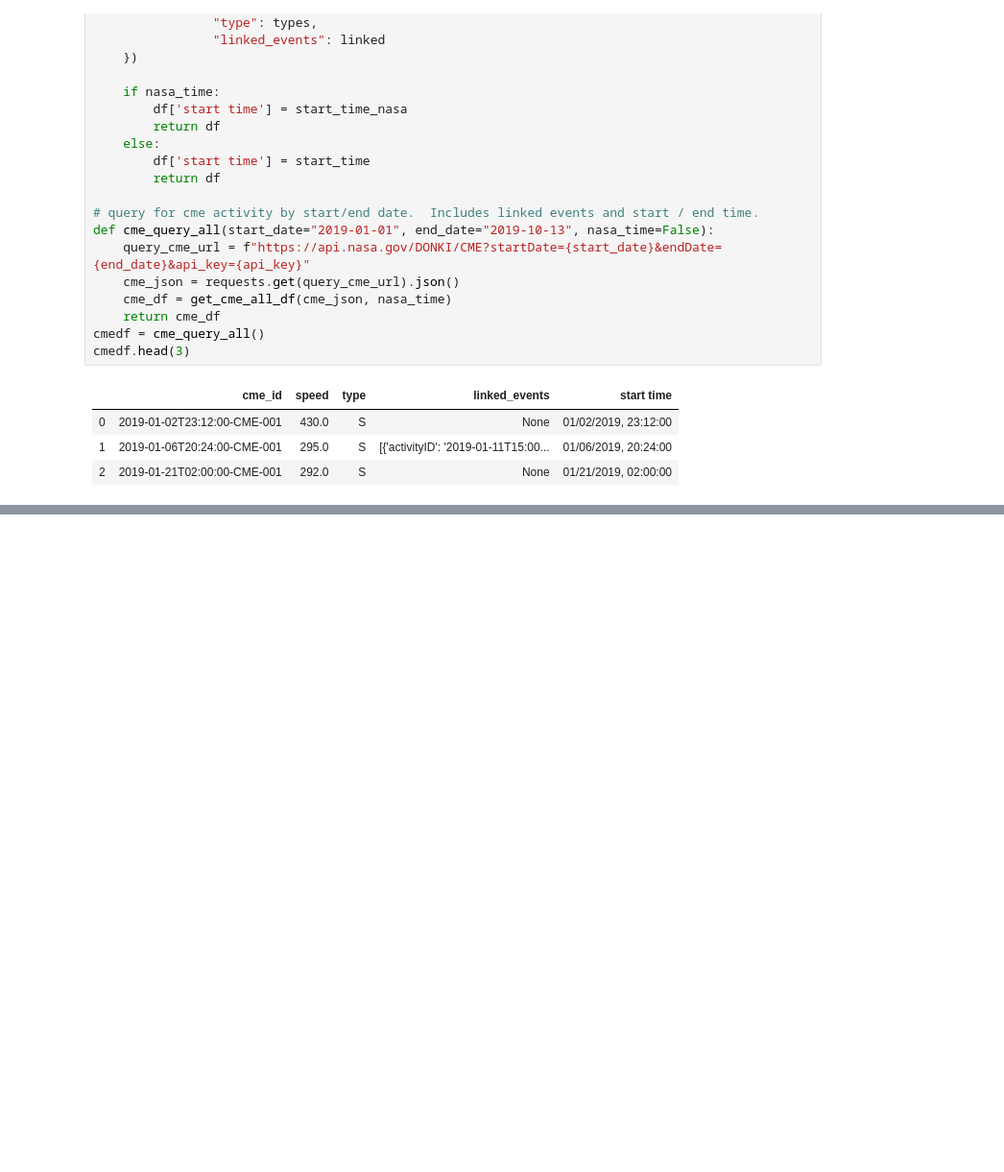
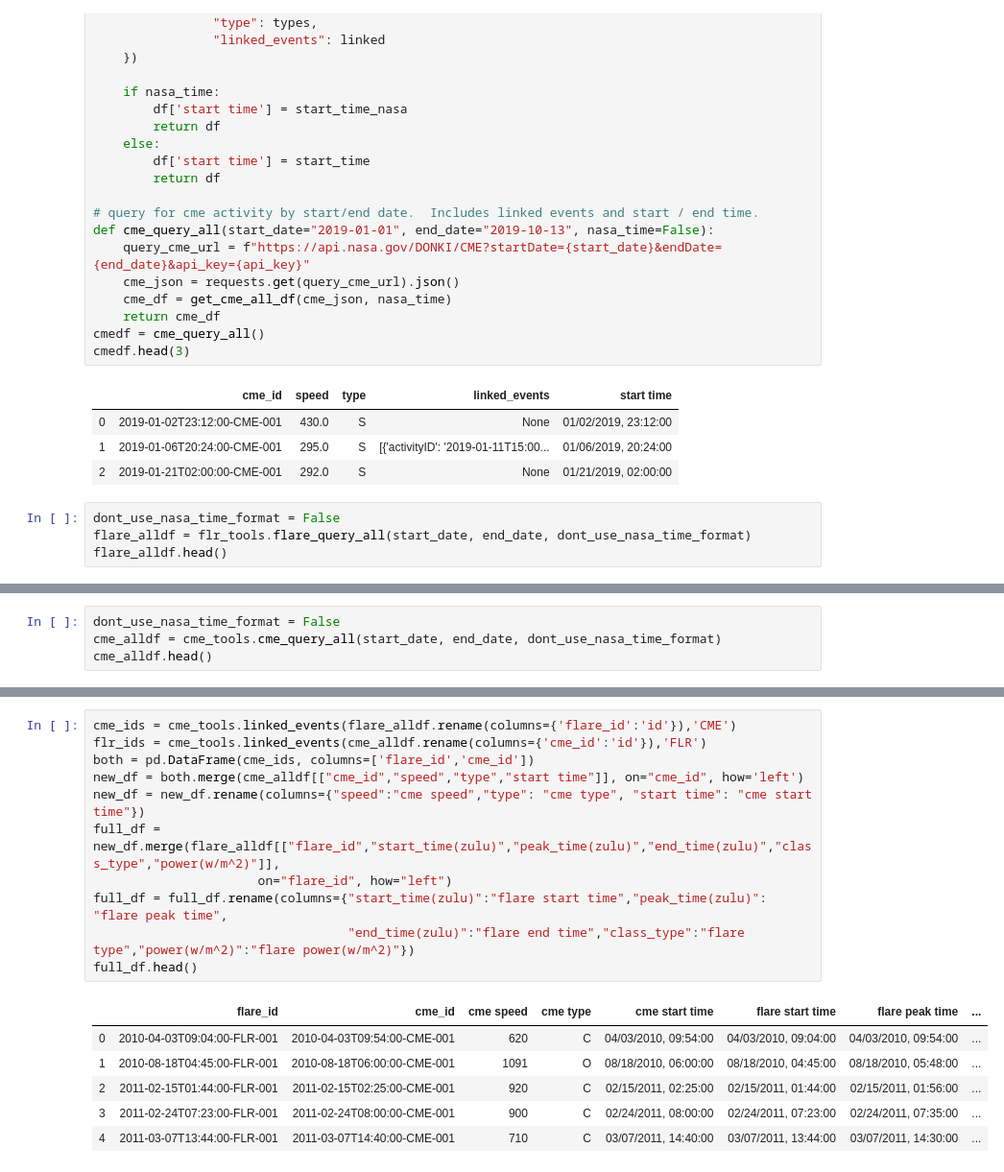
Before and after one commit to rockhound03/Project1, a Jupyter notebook: modules/Data_Exploration.ipynb, the cells around one changed output, grey strips where cells are left out. Shown at 96% size. Saved outputs shown, nothing was run; the diff lists cells and outputs as text; blank space fills up the shorter version.

Commit message:
add table merge.

```diff
--- a/modules/Data_Exploration.ipynb
+++ b/modules/Data_Exploration.ipynb
@@ -347,3 +355,7 @@ cmedf.head(3)
 | 0 | 2019-01-02T23:12:00-CME-001 | 430.0 | S | None | 01/02/2019, 23:12:00 |
 | 1 | 2019-01-06T20:24:00-CME-001 | 295.0 | S | [{'activityID': '2019-01-11T15:00... | 01/06/2019, 20:24:00 |
 | 2 | 2019-01-21T02:00:00-CME-001 | 292.0 | S | None | 01/21/2019, 02:00:00 |
+# %%
+dont_use_nasa_time_format = False
+flare_alldf = flr_tools.flare_query_all(start_date, end_date, dont_use_nasa_time_format)
+flare_alldf.head()
@@ -349,0 +369,4 @@ cmedf.head(3)
+# %%
+dont_use_nasa_time_format = False
+cme_alldf = cme_tools.cme_query_all(start_date, end_date, dont_use_nasa_time_format)
+cme_alldf.head()
@@ -349,0 +380,18 @@ cmedf.head(3)
+# %%
+cme_ids = cme_tools.linked_events(flare_alldf.rename(columns={'flare_id':'id'}),'CME')
+flr_ids = cme_tools.linked_events(cme_alldf.rename(columns={'cme_id':'id'}),'FLR')
+both = pd.DataFrame(cme_ids, columns=['flare_id','cme_id'])
+new_df = both.merge(cme_alldf[["cme_id","speed","type","start time"]], on="cme_id", how='left')
+new_df = new_df.rename(columns={"speed":"cme speed","type": "cme type", "start time": "cme start time"})
+full_df = new_df.merge(flare_alldf[["flare_id","start_time(zulu)","peak_time(zulu)","end_time(zulu)","class_type","power(w/m^2)"]],
+                      on="flare_id", how="left")
+full_df = full_df.rename(columns={"start_time(zulu)":"flare start time","peak_time(zulu)": "flare peak time",
+                                  "end_time(zulu)":"flare end time","class_type":"flare type","power(w/m^2)":"flare power(w/m^2)"})
+full_df.head()
+# %% [output]
+|  | flare_id | cme_id | cme speed | cme type | cme start time | flare start time | flare peak time | ... |
+| 0 | 2010-04-03T09:04:00-FLR-001 | 2010-04-03T09:54:00-CME-001 | 620 | C | 04/03/2010, 09:54:00 | 04/03/2010, 09:04:00 | 04/03/2010, 09:54:00 | ... |
+| 1 | 2010-08-18T04:45:00-FLR-001 | 2010-08-18T06:00:00-CME-001 | 1091 | O | 08/18/2010, 06:00:00 | 08/18/2010, 04:45:00 | 08/18/2010, 05:48:00 | ... |
+| 2 | 2011-02-15T01:44:00-FLR-001 | 2011-02-15T02:25:00-CME-001 | 920 | C | 02/15/2011, 02:25:00 | 02/15/2011, 01:44:00 | 02/15/2011, 01:56:00 | ... |
+| 3 | 2011-02-24T07:23:00-FLR-001 | 2011-02-24T08:00:00-CME-001 | 900 | C | 02/24/2011, 08:00:00 | 02/24/2011, 07:23:00 | 02/24/2011, 07:35:00 | ... |
+| 4 | 2011-03-07T13:44:00-FLR-001 | 2011-03-07T14:40:00-CME-001 | 710 | C | 03/07/2011, 14:40:00 | 03/07/2011, 13:44:00 | 03/07/2011, 14:30:00 | ... |
```
Also changed, not shown: parts of 3 cells of this notebook.
